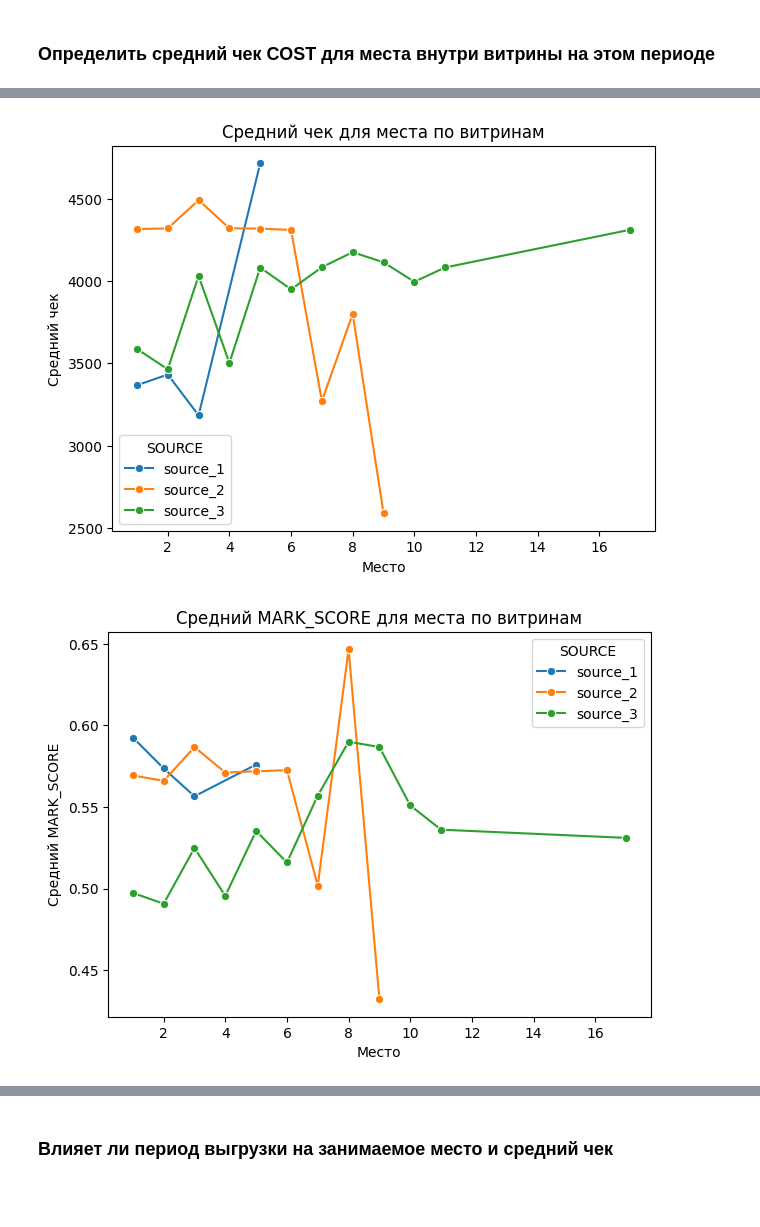
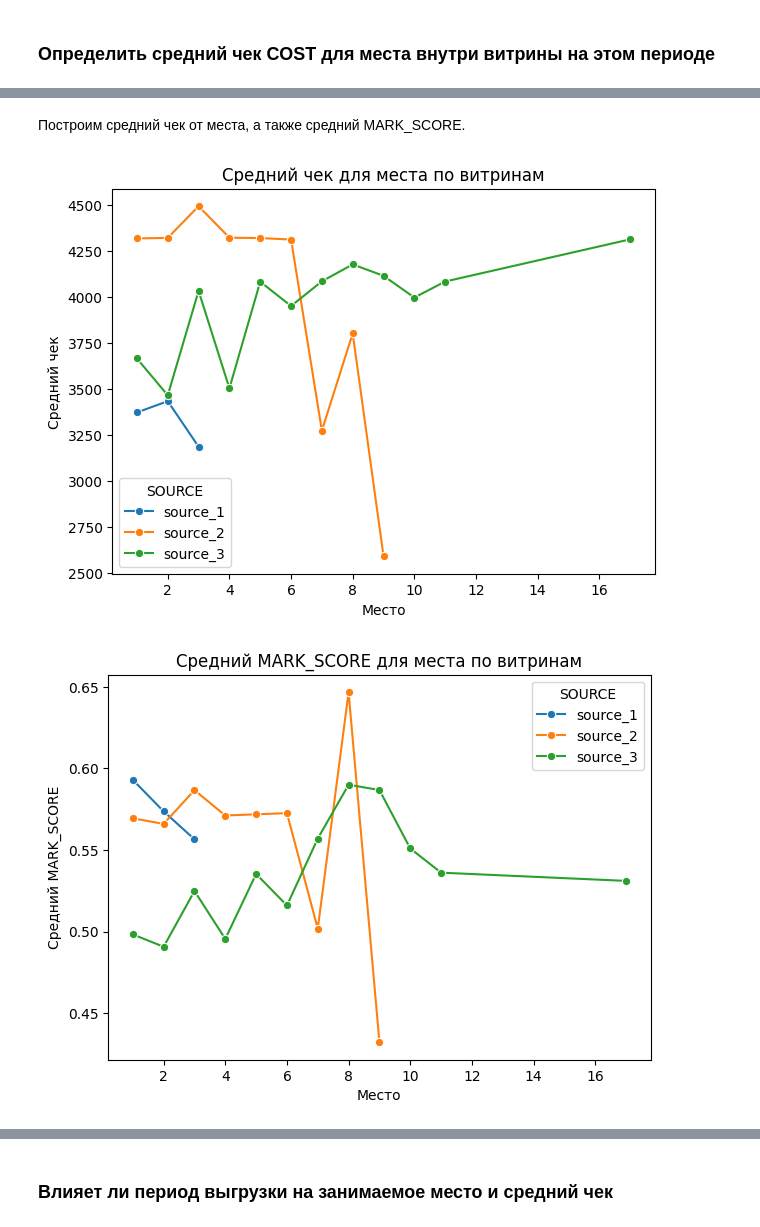
Before and after one commit to DeeN4418/pdl, a Jupyter notebook: pdl.ipynb, the cells around one changed output, grey strips where cells are left out. Drawn from its saved outputs; the diff is of its cells as text; code cells hidden in the pictures; blank space fills up the shorter version.

```diff
--- a/pdl.ipynb
+++ b/pdl.ipynb
@@ -195,2 +204,5 @@ df_rank_raw.drop_duplicates(inplace=True)
+# %%
+# удалим дубликаты в полях SAVE_STAMP и SOURCE, явно укажем сохранение первого вхождения, меняем исходный датафрейм и сбрасывем индекс
+df_rank_raw.drop_duplicates(subset=['SAVE_STAMP','SOURCE'], keep='first', inplace=True, ignore_index=True)
 # %% [markdown]
 **На этом завершим первоначальную подготовку датафрейма с данными о позициях на витринах, объединими два датафрема в один**
@@ -340,7 +359,7 @@ plt.show()
 ## 1. Исследовательский анализ на первом полугодии
 # %%
 # формируем датафрейм с данными первого полугодия
-df_1 = df[df['SAVE_STAMP_DATE'].between('2022-08-01','2023-02-01')].copy()
+df_1 = df[df['SAVE_STAMP_DATE'].between('2022-08-01','2023-01-31')].copy()
 # %% [markdown]
 ### Изучить изменения LTV, LTV180, MARK_SCORE, LOAN_AMOUNT в зависимости от витрины, занимаемого места
 # %% [markdown]
@@ -483,4 +605,10 @@ df_cost = df_1.groupby(['SOURCE','RANK'])['COST'].mean().reset_index()
 # %%
-# посмотрим на количество клиентов по источникам и местам
-df_1.groupby(['SOURCE','RANK'])['CLIENT'].count()
+# посмотрим на количество клиентов по источникам и местам, а также на средний чек за размещение
+df_cost = df_1.groupby(['SOURCE','RANK']).agg(
+    client_count=('CLIENT', 'count'),
+    avg_cost=('COST','mean')
+).reset_index()
+df_cost['avg_cost'] = df_cost['avg_cost'].round(0)
+
+df_cost
 # %% [output]
@@ -504,19 +635,21 @@ Name: CLIENT, dtype: int64
+# %% [markdown]
+Построим средний чек от места, а также средний MARK_SCORE.
 # %%
 fig, ax = plt.subplots(figsize=(7, 5))
 sns.lineplot(
         data=df_cost,
         x='RANK',
-        y='COST',
+        y='avg_cost',
         hue='SOURCE',
         marker='o'
     )
 ax.set_title('Средний чек для места по витринам')
 ax.set_xlabel('Место')
 ax.set_ylabel('Средний чек')
 
 plt.show()
 # %% [output]
-[figure, old version]
+[figure, new version]
 # %%
 df_cost_mark = df_1.groupby(['SOURCE','RANK'])['MARK_SCORE'].mean().reset_index()
 # %%
@@ -534,6 +667,6 @@ ax.set_ylabel('Средний MARK_SCORE')
 
 plt.show()
 # %% [output]
-[figure, old version]
+[figure, new version]
 # %% [markdown]
 #### Вывод
```
Also changed, not shown: parts of 72 cells of this notebook.
